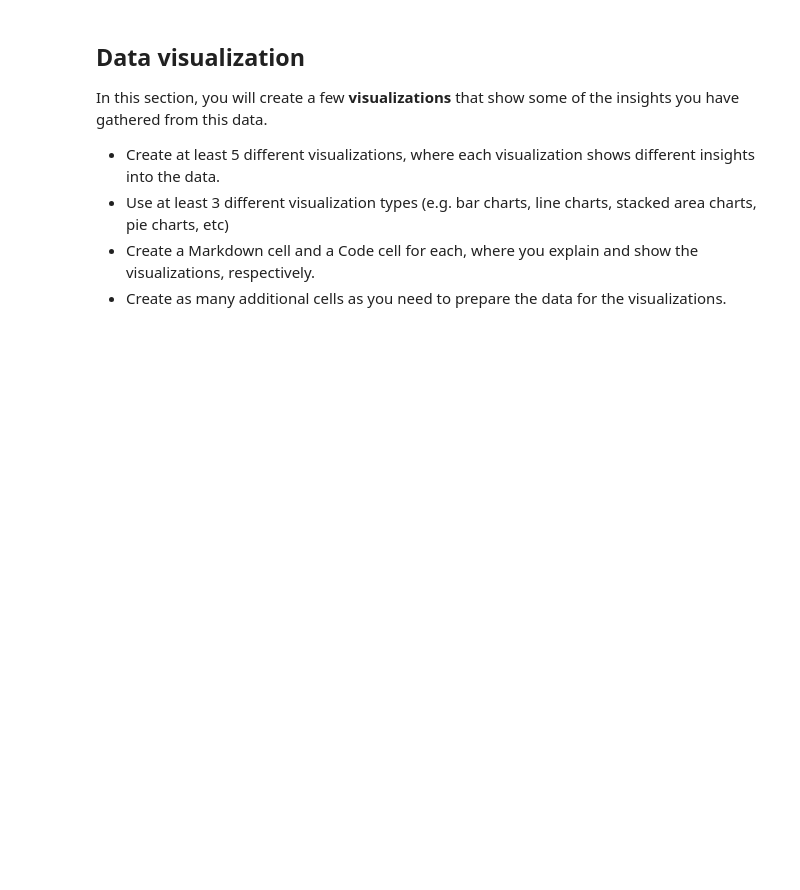
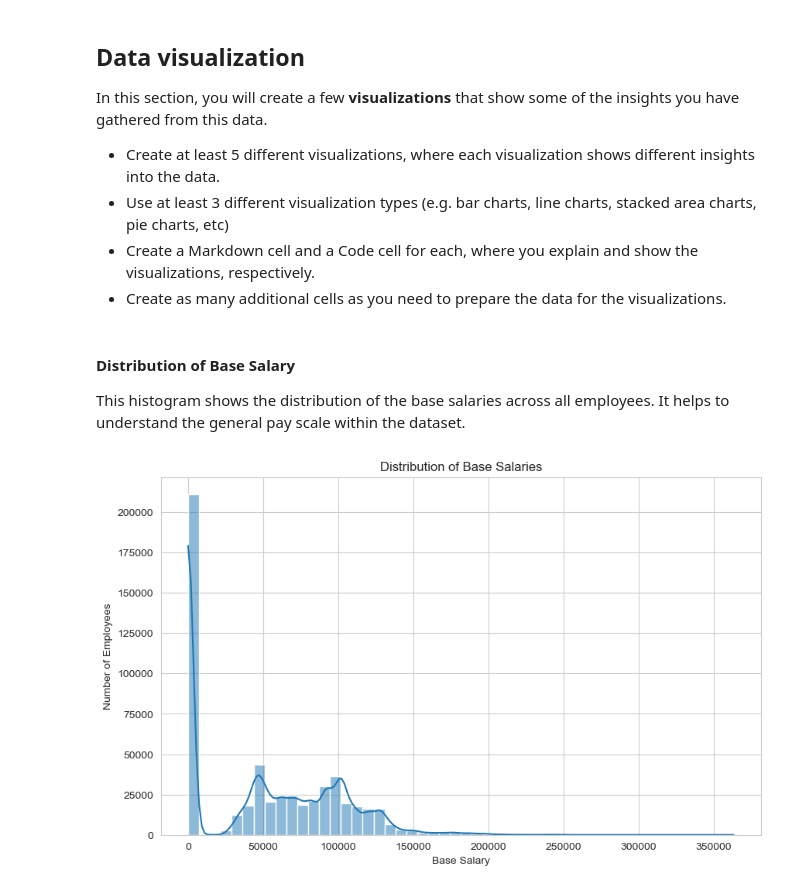
Before and after one commit to dbdesign-students-spring2024/8-pandas-exploration-Liovai, a Jupyter notebook: analysis.ipynb, the cells around one changed output. Drawn from its saved outputs; the diff is of its cells as text; code cells hidden in the pictures; blank space fills up the shorter version.

```diff
--- a/analysis.ipynb
+++ b/analysis.ipynb
@@ -354,3 +354,21 @@ In this section, you will create a few **visualizations** that show some of the
 - Use at least 3 different visualization types (e.g. bar charts, line charts, stacked area charts, pie charts, etc)
 - Create a Markdown cell and a Code cell for each, where you explain and show the visualizations, respectively.
 - Create as many additional cells as you need to prepare the data for the visualizations.
+# %% [markdown]
+#### Distribution of Base Salary
+This histogram shows the distribution of the base salaries across all employees. It helps to understand the general pay scale within the dataset.
+# %%
+import seaborn as sns
+
+# Set the aesthetic style of the plots
+sns.set_style("whitegrid")
+
+# Plot the distribution of base salaries
+plt.figure(figsize=(10, 6))
+sns.histplot(data['Base Salary'], bins=50, kde=True)
+plt.title('Distribution of Base Salaries')
+plt.xlabel('Base Salary')
+plt.ylabel('Number of Employees')
+plt.show()
+# %% [output]
+[figure, added]
```
Also changed, not shown: parts of 9 cells of this notebook.
